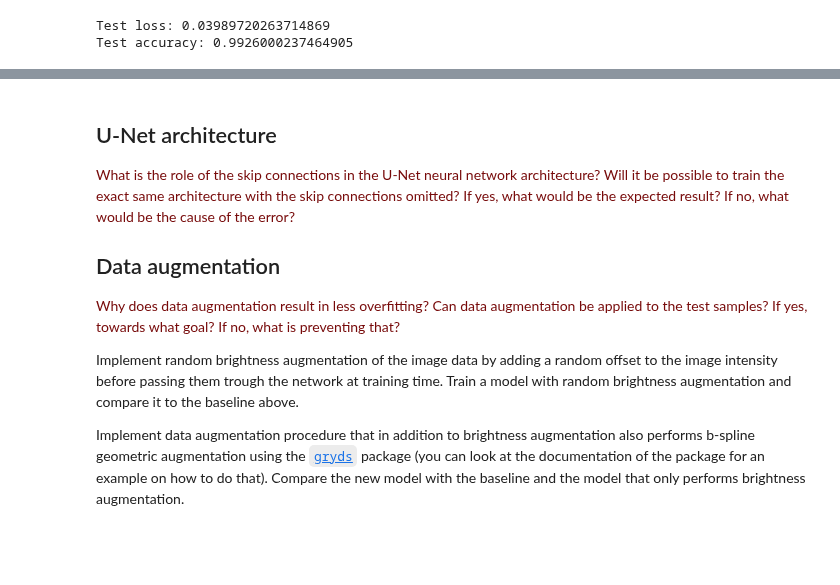
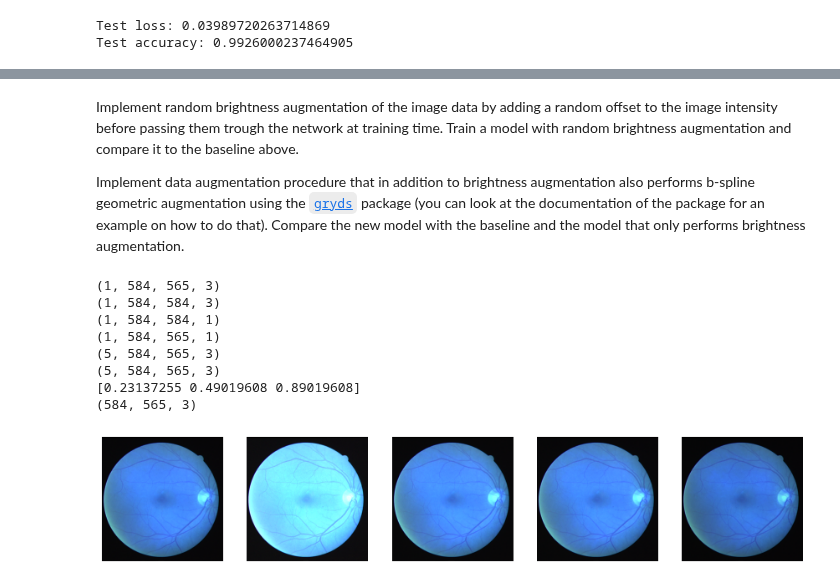
Before and after one commit to florisverheijen/8dm50-machine-learning, a Jupyter notebook: practicals/week_4.ipynb, the cells around one changed output, grey strips where cells are left out. Saved outputs shown, nothing was run; the diff lists cells and outputs as text; code cells hidden in the pictures; blank space fills up the shorter version.

```diff
--- a/practicals/week_4.ipynb
+++ b/practicals/week_4.ipynb
@@ -446,13 +446,65 @@ Test accuracy: 0.9926000237464905
 # %% [markdown]
-## U-Net architecture
-
-<font color='#770a0a'> What is the role of the skip connections in the U-Net neural network architecture? Will it be possible to train the exact same architecture with the skip connections omitted? If yes, what would be the expected result? If no, what would be the cause of the error?</font>
-
-## Data augmentation
-
-<font color='#770a0a'>Why does data augmentation result in less overfitting? Can data augmentation be applied to the test samples? If yes, towards what goal? If no, what is preventing that?</font>
-
-
 Implement random brightness augmentation of the image data by adding a random offset to the image intensity before passing them trough the network at training time. Train a model with random brightness augmentation and compare it to the baseline above.
 
 Implement data augmentation procedure that in addition to brightness augmentation also performs b-spline geometric augmentation using the [`gryds`](https://github.com/tueimage/gryds) package (you can look at the documentation of the package for an example on how to do that). Compare the new model with the baseline and the model that only performs brightness augmentation.
+# %%
+from keras.preprocessing.image import ImageDataGenerator
+from keras.losses import categorical_crossentropy
+from keras.optimizers import Adam
+import numpy as np
+from unet_utils import preprocessing
+
+# load test data from test data paths
+impaths_test = glob(data_folder + 'test/images/*.tif')
+test_images, test_masks, test_segmentations = load_data(impaths_test, test=True)
+# pad the test data to fit the U-Net model
+test_images, test_masks, test_segmentations = preprocessing(test_images, test_masks, test_segmentations,
+                                                            desired_shape=(584, 584))
+# use a single image to evaluate
+X_test, y_test = np.expand_dims(test_images[0], axis=0), np.expand_dims(test_masks[0], axis=0)
+
+
+# ImageDataGenerator for brightness
+# brightness_range is the range for picking a brightness shift value from
+datagen_augm = ImageDataGenerator(brightness_range=[0.4,2.0])
+
+# iterator
+aug_iter = datagen_augm.flow(X_train, batch_size=1)
+
+# generate batch of images
+nr_batches = 5
+X_train_augm = np.zeros((nr_batches, X_train.shape[1], X_train.shape[2],X_train.shape[3]))
+y_train_augm = X_train_augm
+
+fig, ax = plt.subplots(nrows=1, ncols=nr_batches, figsize=(15,15))
+for i in range(nr_batches):
+
+    # convert to unsigned integers
+    image = next(aug_iter)[0].astype('uint8')
+    X_train_augm[i] = image
+    y_train_augm[i] = y_train
+
+    # plot image
+    ax[i].imshow(image)
+    ax[i].axis('off')
+
+
+# voor mezelf alle shapes en voorbeeldwaarde geprint
+print(X_train.shape)
+print(X_test.shape)
+print(y_test.shape)
+print(y_train.shape)
+print(X_train_augm.shape)
+print(y_train_augm.shape)
+print(X_train[0,345,344,0:3])
+print(np.squeeze(X_train).shape)
+# %% [output]
+(1, 584, 565, 3)
+(1, 584, 584, 3)
+(1, 584, 584, 1)
+(1, 584, 565, 1)
+(5, 584, 565, 3)
+(5, 584, 565, 3)
+[0.23137255 0.49019608 0.89019608]
+(584, 565, 3)
+[figure, added]
```
Also changed, not shown: parts of 7 cells of this notebook.
